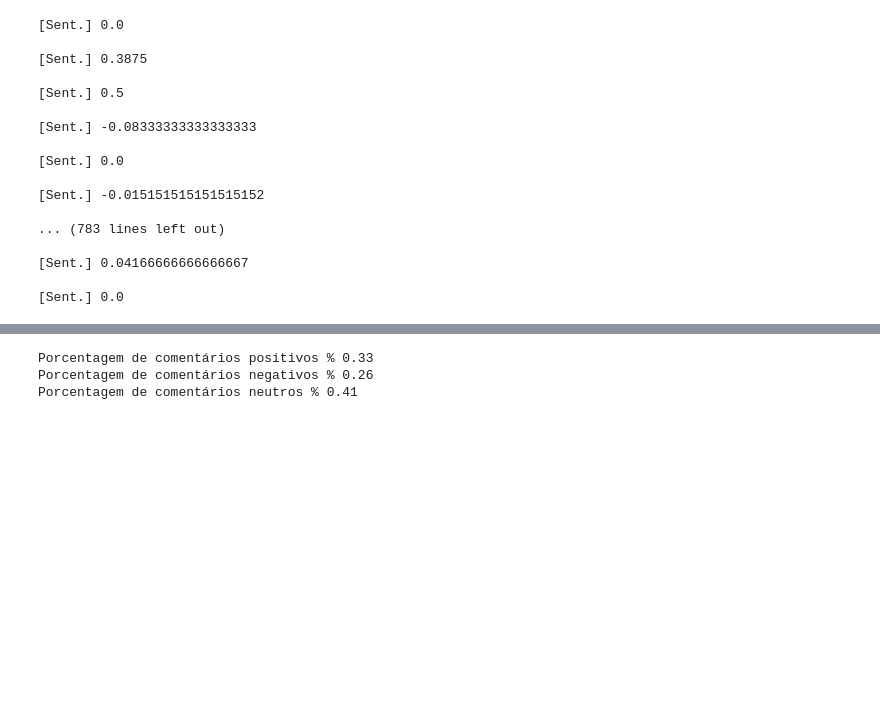
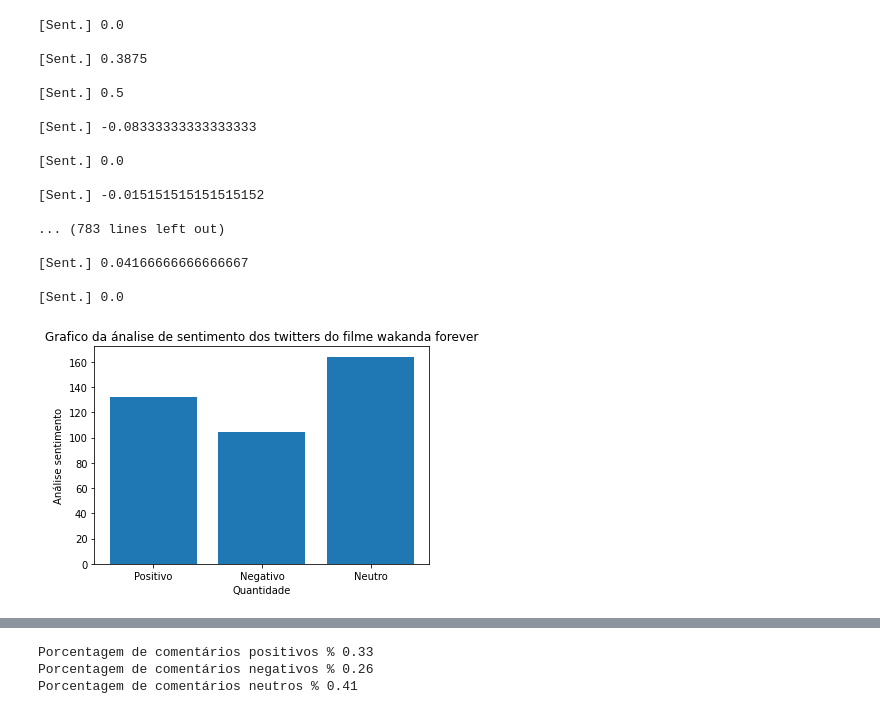
Before and after one commit to ninivehelen/Trabalhando_com_API, a Jupyter notebook: projeto_twitter.ipynb, the cells around one changed output, grey strips where cells are left out. Drawn from its saved outputs; the diff is of its cells as text; code cells hidden in the pictures; blank space fills up the shorter version.

Commit message:
Acessando a API do twitter

```diff
--- a/projeto_twitter.ipynb
+++ b/projeto_twitter.ipynb
@@ -83,3 +84,13 @@ for tweet in twiters:
 [Sent.] 0.04166666666666667
 
 [Sent.] 0.0
+# %%
+x=['Positivo', 'Negativo', 'Neutro']
+y=[positivo, negativo, neutro]
+plt.bar(x, y)
+plt.xlabel("Quantidade")
+plt.ylabel("Análise sentimento")
+plt.title("Gráfico da ánalise de sentimento dos twitters do filme wakanda forever")
+plt.show()
+# %% [output]
+[figure, added]
```
Also changed, not shown: parts of 3 cells of this notebook.
